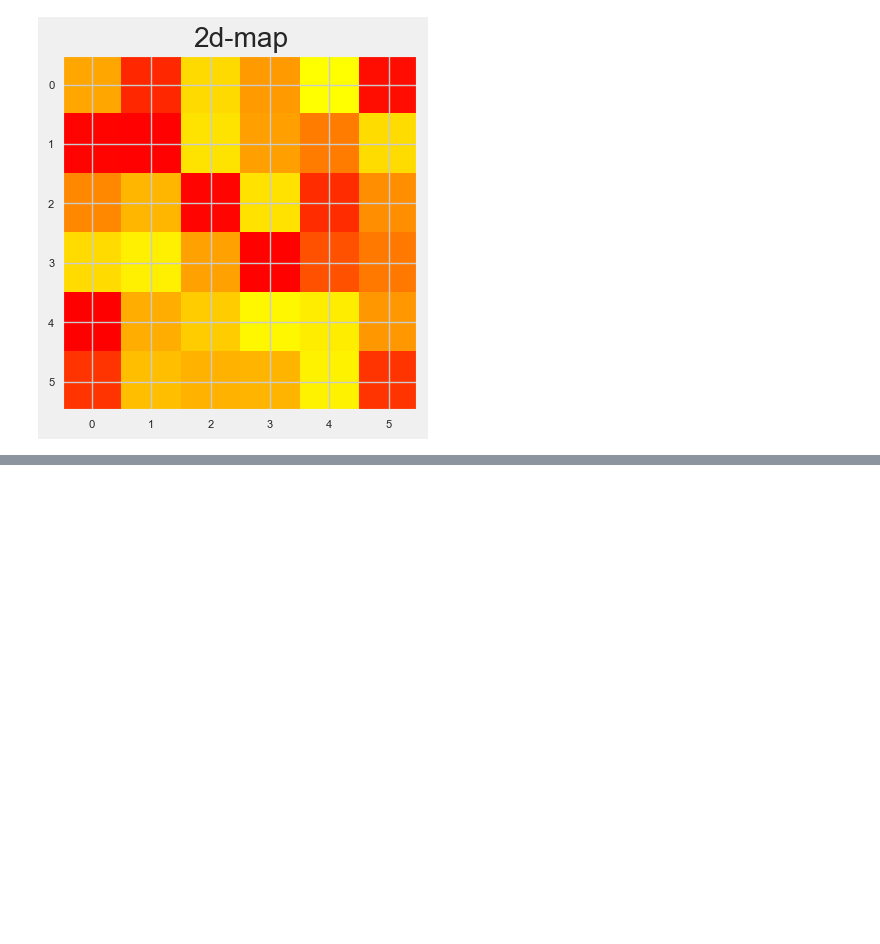
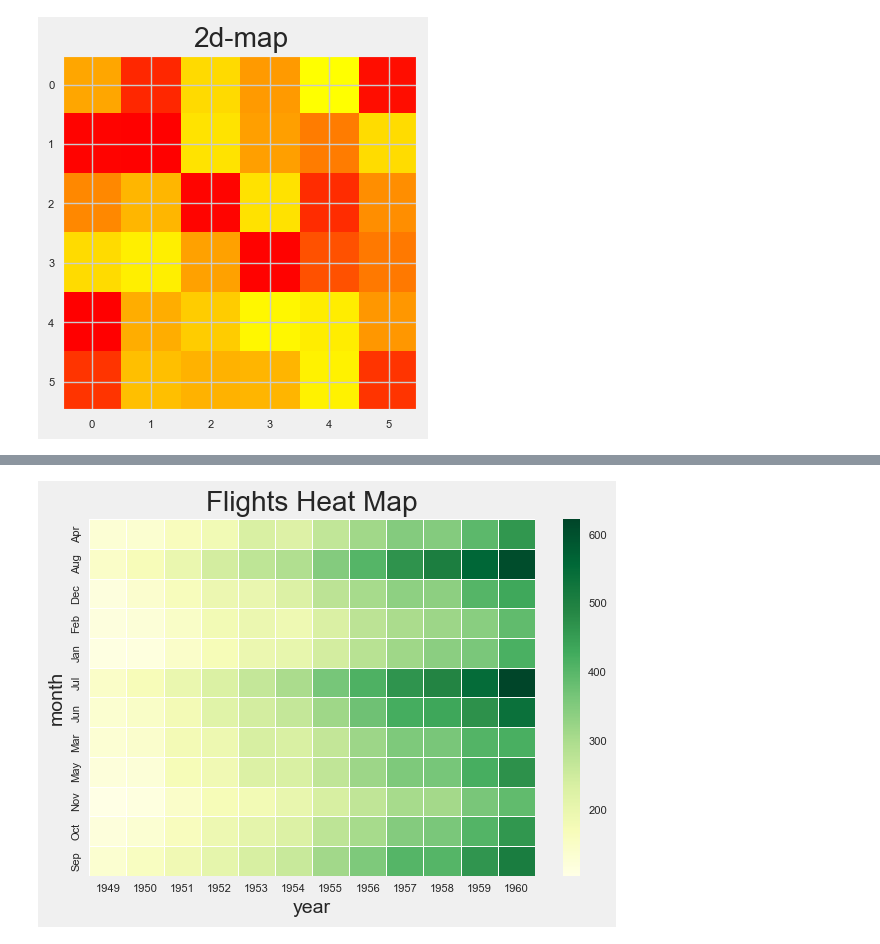
Before and after one commit to Ronit26Mehta/Python-Laborartory, a Jupyter notebook: 8_exp/ploting.ipynb, the cells around one changed output, grey strips where cells are left out. Cells and saved outputs as stored; diff of their text form; code cells hidden in the pictures; blank space fills up the shorter version.

```diff
--- a/8_exp/ploting.ipynb
+++ b/8_exp/ploting.ipynb
@@ -703,0 +716,2 @@ plt.show()
+# %%
+df = pd.read_csv("flights.csv")
@@ -703,0 +727,9 @@ plt.show()
+# %%
+df = df.pivot("month","year","passengers")
+# %%
+sns.heatmap( df , linewidth = 0.5 , cmap = 'YlGn' )
+
+plt.title( "Flights Heat Map" )
+plt.show()
+# %% [output]
+[figure, added]
```
Also changed, not shown: parts of 3 cells of this notebook.
